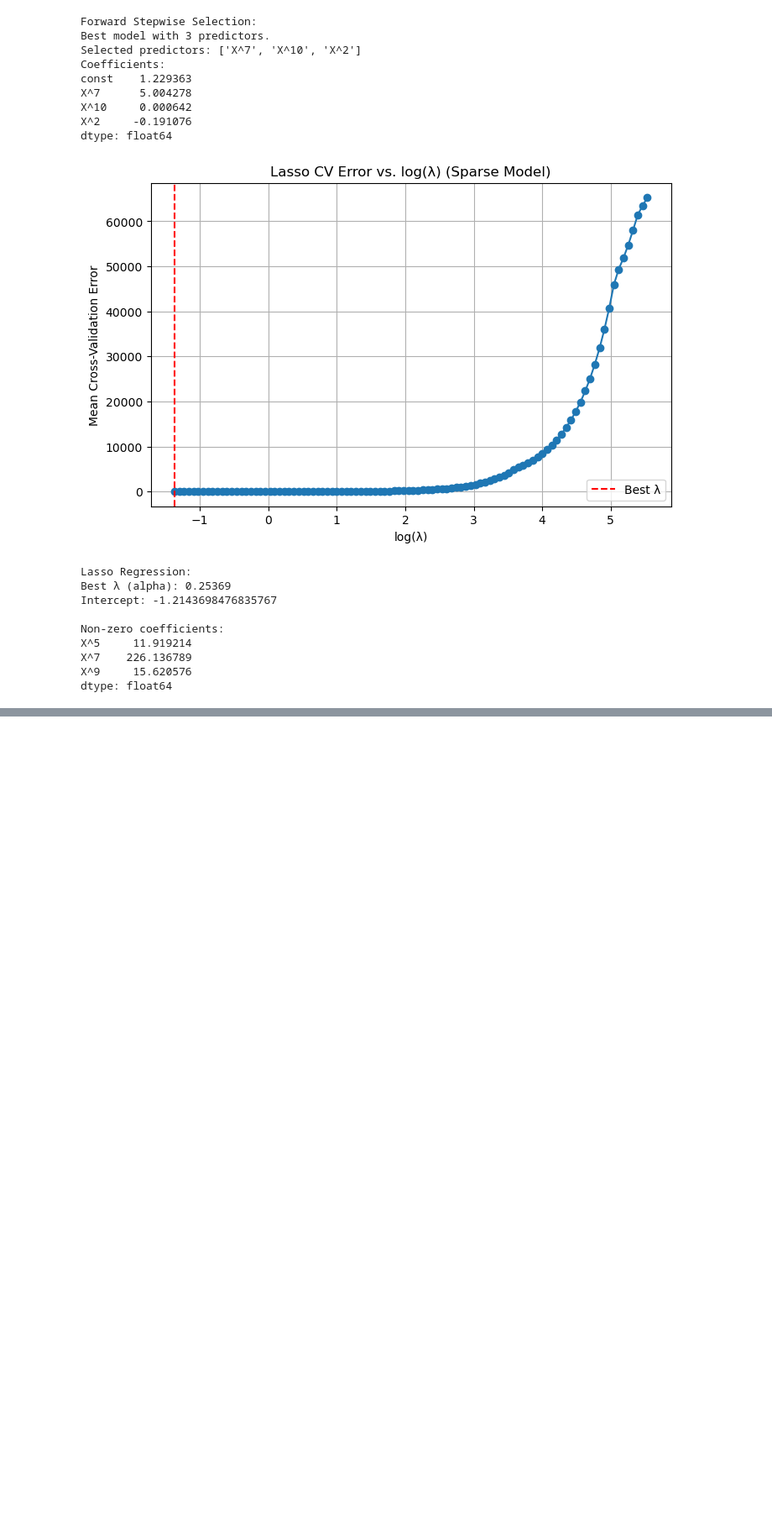
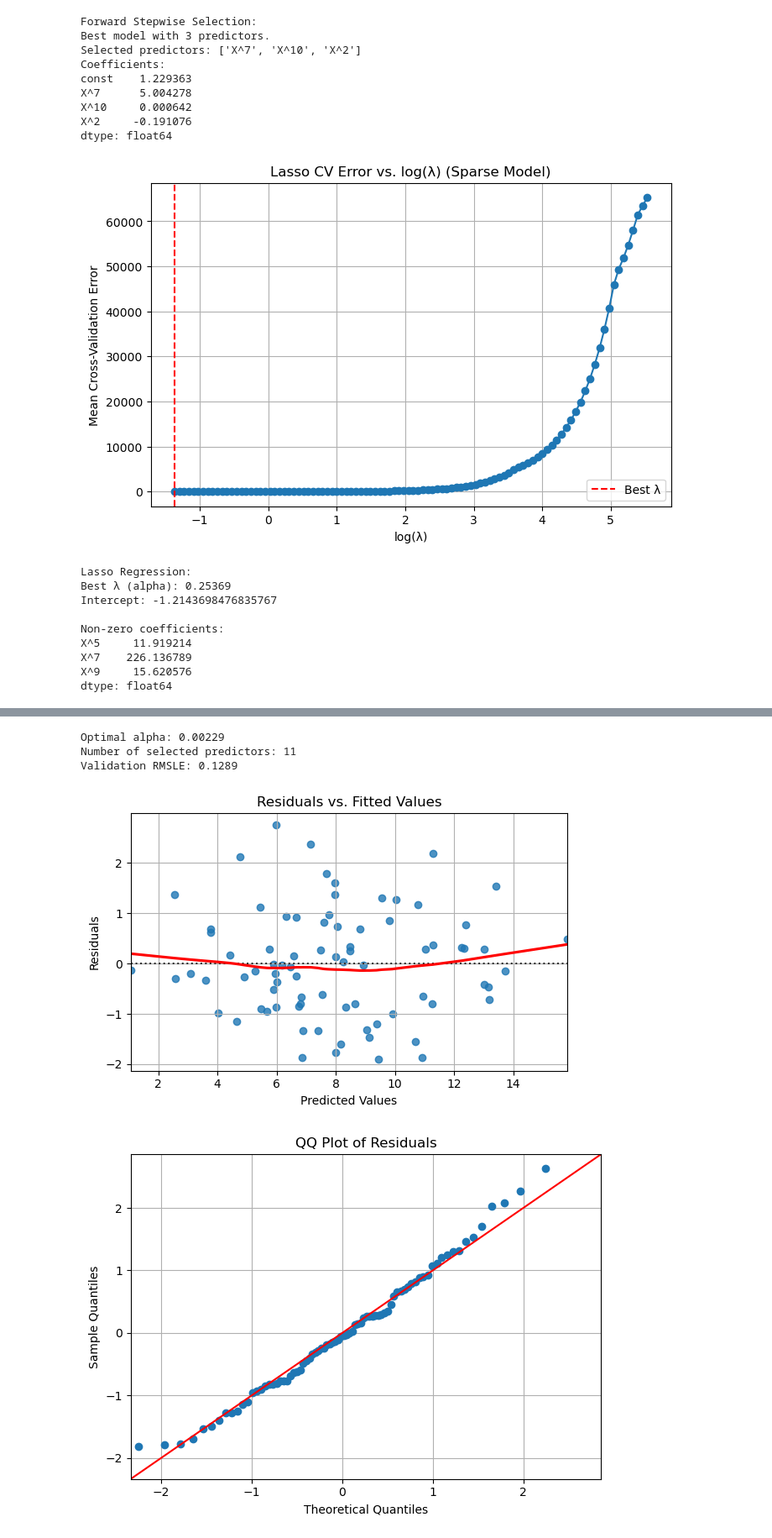
Before and after one commit to aljrezendes/abalone-nonlinear, a Jupyter notebook: RezendesADDS8550-3.ipynb, the cells around one changed output, grey strips where cells are left out. Shown at 84% size. Cells and saved outputs as stored; diff of their text form; code cells hidden in the pictures; blank space fills up the shorter version.

```diff
--- a/RezendesADDS8550-3.ipynb
+++ b/RezendesADDS8550-3.ipynb
@@ -623,0 +752,63 @@ Lasso regression also successfully recovered $X^7$, assigning it a large positiv
+# %%
+from sklearn.linear_model import LassoCV, LinearRegression
+from sklearn.metrics import mean_squared_log_error
+from sklearn.pipeline import make_pipeline
+import matplotlib.pyplot as plt
+import seaborn as sns
+import statsmodels.api as sm
+
+# Step 1: Fit LassoCV with 10-fold cross-validation
+lasso_cv = LassoCV(cv=10, random_state=42, max_iter=10000)
+lasso_cv.fit(X_train_processed, y_train)
+
+# Step 2: Extract non-zero coefficients and indices
+lasso_coef = lasso_cv.coef_
+nonzero_idx = np.where(lasso_coef != 0)[0]
+
+print(f"Optimal alpha: {lasso_cv.alpha_:.5f}")
+print("Number of selected predictors:", len(nonzero_idx))
+
+# Step 3: Refit linear regression using only selected features
+X_train_subset = X_train_processed[:, nonzero_idx]
+X_val_subset = X_val_processed[:, nonzero_idx]
+
+lr = LinearRegression()
+lr.fit(X_train_subset, y_train)
+y_val_pred = lr.predict(X_val_subset)
+
+# Step 4: Evaluate performance using RMSLE
+rmsle = np.sqrt(mean_squared_log_error(y_val, np.maximum(y_val_pred, 0)))  # Clip negatives
+print(f"Validation RMSLE: {rmsle:.4f}")
+
+# Step 5: Assumption checks using statsmodels
+X_val_ols = sm.add_constant(X_val_subset)
+ols_model = sm.OLS(y_val, X_val_ols).fit()
+
+# Residual diagnostics
+residuals = y_val - y_val_pred
+
+# Residual plot
+plt.figure(figsize=(6, 4))
+sns.residplot(x=y_val_pred, y=residuals, lowess=True, line_kws={"color": "red"})
+plt.xlabel("Predicted Values")
+plt.ylabel("Residuals")
+plt.title("Residuals vs. Fitted Values")
+plt.grid(True)
+plt.tight_layout()
+plt.show()
+
+# QQ plot
+sm.qqplot(residuals, line="45", fit=True)
+plt.title("QQ Plot of Residuals")
+plt.grid(True)
+plt.tight_layout()
+plt.show()
+
+# Print OLS summary
+print(ols_model.summary())
+# %% [output]
+Optimal alpha: 0.00229
+Number of selected predictors: 11
+Validation RMSLE: 0.1289
+[figure, added]
+[figure, added]
```
Also changed, not shown: parts of 14 cells of this notebook.
